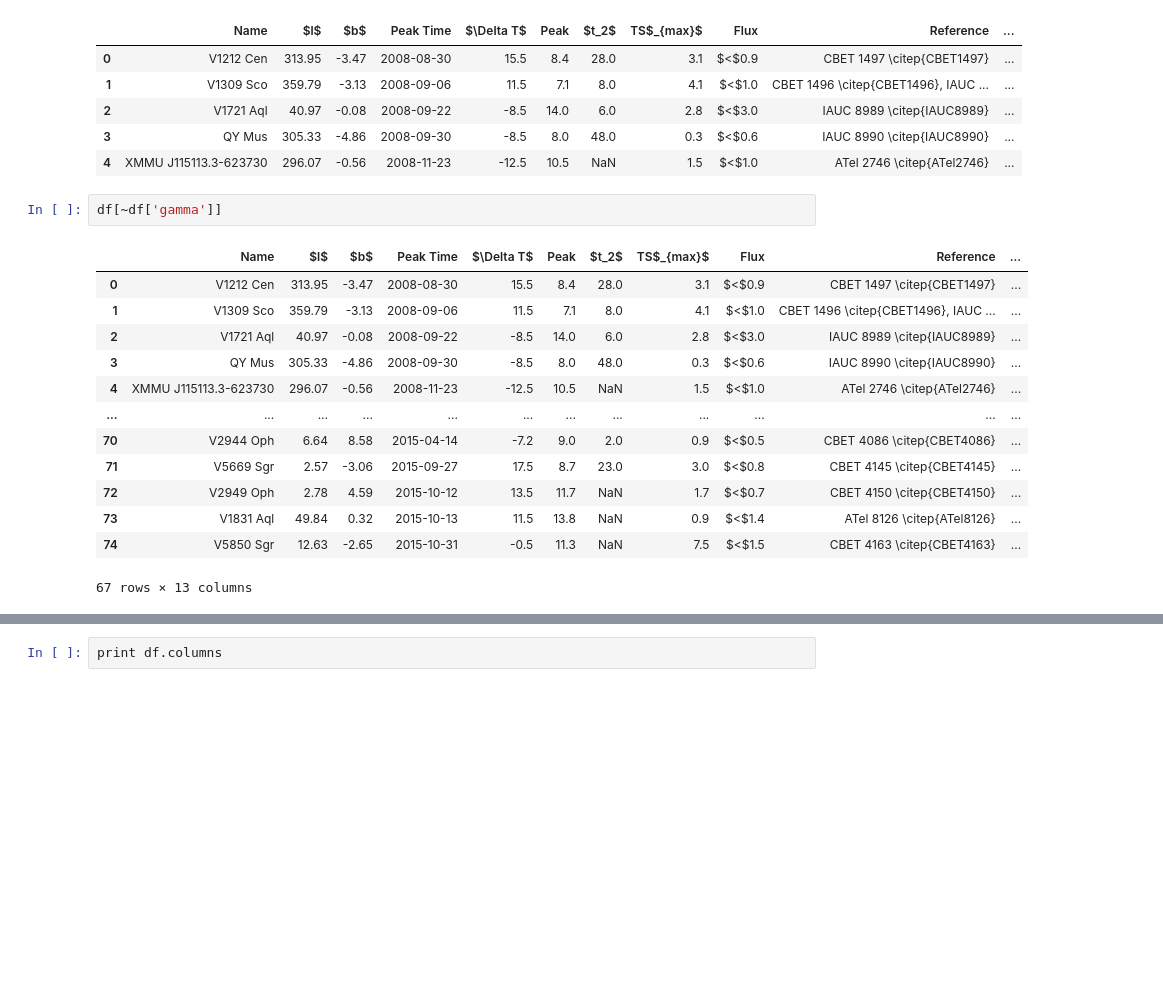
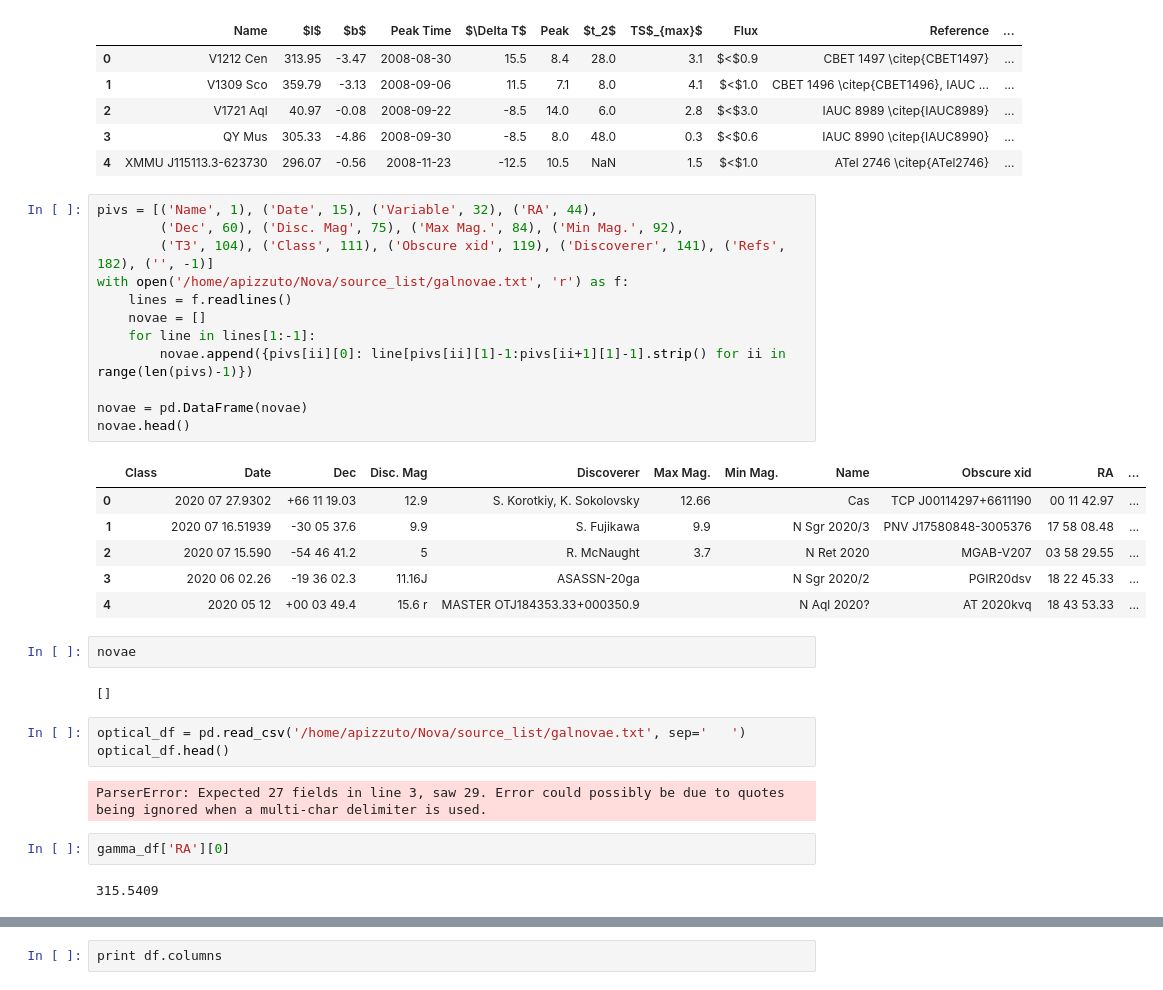
Before and after one commit to apizzuto/Novae, a Jupyter notebook: python3/notebooks/ReadNovaList.ipynb, the cells around one changed output, grey strips where cells are left out. Saved outputs shown, nothing was run; the diff lists cells and outputs as text; blank space fills up the shorter version.

```diff
--- a/python3/notebooks/ReadNovaList.ipynb
+++ b/python3/notebooks/ReadNovaList.ipynb
@@ -42,19 +37,35 @@ df.head()
 | 2 | V1721 Aql | 40.97 | -0.08 | 2008-09-22 | -8.5 | 14.0 | 6.0 | 2.8 | $<$3.0 | IAUC 8989 \citep{IAUC8989} | ... |
 | 3 | QY Mus | 305.33 | -4.86 | 2008-09-30 | -8.5 | 8.0 | 48.0 | 0.3 | $<$0.6 | IAUC 8990 \citep{IAUC8990} | ... |
 | 4 | XMMU J115113.3-623730 | 296.07 | -0.56 | 2008-11-23 | -12.5 | 10.5 | NaN | 1.5 | $<$1.0 | ATel 2746 \citep{ATel2746} | ... |
-# %%
-df[~df['gamma']]
-# %% [output]
-|  | Name | $l$ | $b$ | Peak Time | $\Delta T$ | Peak | $t_2$ | TS$_{max}$ | Flux | Reference | ... |
-| 0 | V1212 Cen | 313.95 | -3.47 | 2008-08-30 | 15.5 | 8.4 | 28.0 | 3.1 | $<$0.9 | CBET 1497 \citep{CBET1497} | ... |
-| 1 | V1309 Sco | 359.79 | -3.13 | 2008-09-06 | 11.5 | 7.1 | 8.0 | 4.1 | $<$1.0 | CBET 1496 \citep{CBET1496}, IAUC ... | ... |
-| 2 | V1721 Aql | 40.97 | -0.08 | 2008-09-22 | -8.5 | 14.0 | 6.0 | 2.8 | $<$3.0 | IAUC 8989 \citep{IAUC8989} | ... |
-| 3 | QY Mus | 305.33 | -4.86 | 2008-09-30 | -8.5 | 8.0 | 48.0 | 0.3 | $<$0.6 | IAUC 8990 \citep{IAUC8990} | ... |
-| 4 | XMMU J115113.3-623730 | 296.07 | -0.56 | 2008-11-23 | -12.5 | 10.5 | NaN | 1.5 | $<$1.0 | ATel 2746 \citep{ATel2746} | ... |
-| ... | ... | ... | ... | ... | ... | ... | ... | ... | ... | ... | ... |
-| 70 | V2944 Oph | 6.64 | 8.58 | 2015-04-14 | -7.2 | 9.0 | 2.0 | 0.9 | $<$0.5 | CBET 4086 \citep{CBET4086} | ... |
-| 71 | V5669 Sgr | 2.57 | -3.06 | 2015-09-27 | 17.5 | 8.7 | 23.0 | 3.0 | $<$0.8 | CBET 4145 \citep{CBET4145} | ... |
-| 72 | V2949 Oph | 2.78 | 4.59 | 2015-10-12 | 13.5 | 11.7 | NaN | 1.7 | $<$0.7 | CBET 4150 \citep{CBET4150} | ... |
-| 73 | V1831 Aql | 49.84 | 0.32 | 2015-10-13 | 11.5 | 13.8 | NaN | 0.9 | $<$1.4 | ATel 8126 \citep{ATel8126} | ... |
-| 74 | V5850 Sgr | 12.63 | -2.65 | 2015-10-31 | -0.5 | 11.3 | NaN | 7.5 | $<$1.5 | CBET 4163 \citep{CBET4163} | ... |
-67 rows × 13 columns
+# %%
+pivs = [('Name', 1), ('Date', 15), ('Variable', 32), ('RA', 44),
+        ('Dec', 60), ('Disc. Mag', 75), ('Max Mag.', 84), ('Min Mag.', 92),
+        ('T3', 104), ('Class', 111), ('Obscure xid', 119), ('Discoverer', 141), ('Refs', 182), ('', -1)]
+with open('/home/apizzuto/Nova/source_list/galnovae.txt', 'r') as f:
+    lines = f.readlines()
+    novae = []
+    for line in lines[1:-1]:
+        novae.append({pivs[ii][0]: line[pivs[ii][1]-1:pivs[ii+1][1]-1].strip() for ii in range(len(pivs)-1)})
+
+novae = pd.DataFrame(novae)
+novae.head()
+# %% [output]
+|  | Class | Date | Dec | Disc. Mag | Discoverer | Max Mag. | Min Mag. | Name | Obscure xid | RA | ... |
+| 0 |  | 2020 07 27.9302 | +66 11 19.03 | 12.9 | S. Korotkiy, K. Sokolovsky | 12.66 |  | Cas | TCP J00114297+6611190 | 00 11 42.97 | ... |
+| 1 |  | 2020 07 16.51939 | -30 05 37.6 | 9.9 | S. Fujikawa | 9.9 |  | N Sgr 2020/3 | PNV J17580848-3005376 | 17 58 08.48 | ... |
+| 2 |  | 2020 07 15.590 | -54 46 41.2 | 5 | R. McNaught | 3.7 |  | N Ret 2020 | MGAB-V207 | 03 58 29.55 | ... |
+| 3 |  | 2020 06 02.26 | -19 36 02.3 | 11.16J | ASASSN-20ga |  |  | N Sgr 2020/2 | PGIR20dsv | 18 22 45.33 | ... |
+| 4 |  | 2020 05 12 | +00 03 49.4 | 15.6 r | MASTER OTJ184353.33+000350.9 |  |  | N Aql 2020? | AT 2020kvq | 18 43 53.33 | ... |
+# %%
+novae
+# %% [output]
+[]
+# %%
+optical_df = pd.read_csv('/home/apizzuto/Nova/source_list/galnovae.txt', sep='   ')
+optical_df.head()
+# %% [output]
+ParserError: Expected 27 fields in line 3, saw 29. Error could possibly be due to quotes being ignored when a multi-char delimiter is used.
+# %%
+gamma_df['RA'][0]
+# %% [output]
+315.5409
```
Also changed, not shown: parts of 3 cells of this notebook, 3 other files.
